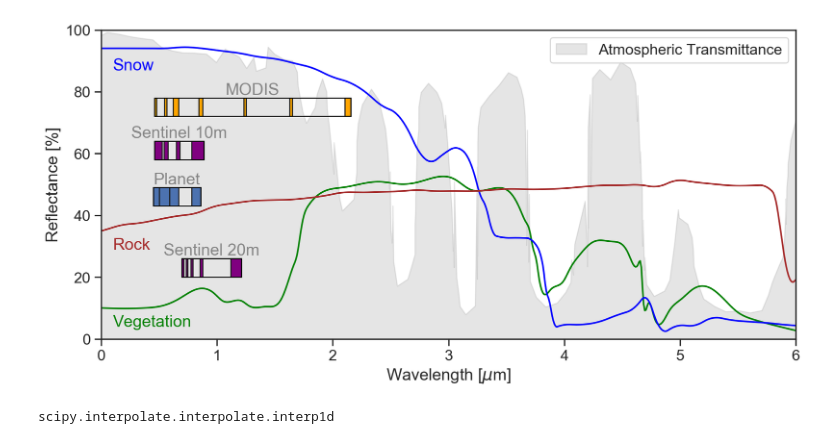
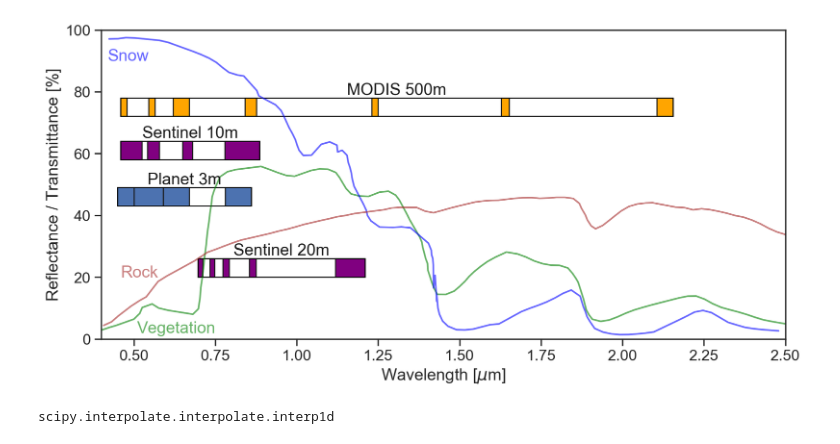
Before and after one commit to acannistra/planet-snowcover, a Jupyter notebook: schematics/wavelengths/wavelength_plot.ipynb, the cells around one changed output. Saved outputs shown, nothing was run; the diff lists cells and outputs as text; code cells hidden in the pictures.

Commit message:
wavelength figure revisit

```diff
--- a/schematics/wavelengths/wavelength_plot.ipynb
+++ b/schematics/wavelengths/wavelength_plot.ipynb
@@ -38,2 +24,2 @@ original_snow
 # %%
-original_rock = pd.read_csv("original_rock2.csv", header=None, names=['wavelength', 'reflect_rock'])
+original_rock = pd.read_csv("data_redo/dirt-combined.csv", header=None, names=['wavelength', 'reflect_rock']).sort_values(by='wavelength')
@@ -56,5 +26,11 @@ original_rock
 # %%
-original_veg = pd.read_csv("vegetation-original.csv", header=None, names=['wavelength', 'reflect_veg'])
+original_veg = pd.read_csv("data_redo/veg-combined.csv", header=None, names=['wavelength', 'reflect_veg']).sort_values(by='wavelength')
+# %%
+original_veg = original_veg.drop(index=12)
+# %%
+original_veg.reflect_veg = original_veg.reflect_veg * 100
+original_snow.reflect_snow = original_snow.reflect_snow * 100
+original_rock.reflect_rock = original_rock.reflect_rock * 100
 # %%
 veg_interp = interpolate.interp1d(original_veg.wavelength, original_veg.reflect_veg, kind='cubic')
 snow_interp = interpolate.interp1d(original_snow.wavelength, original_snow.reflect_snow, kind='linear')
@@ -126,6 +108,7 @@ sentinel_20m_rects = [
 sentinel_20m_rects_max_x = max([i.get_x() + i.get_width() for i in sentinel_20m_rects])
 # %%
 sns.set(font_scale=1.25, style='ticks')
+linealpha = 0.6
 
 path_effects = [patheffects.Stroke(linewidth=1., foreground='white'),
         patheffects.Normal()]
@@ -133,46 +116,51 @@ X = np.linspace(0, 10, 1000)
 fig, ax = plt.subplots(figsize=(10, 5), dpi=200)
 
 # ax.plot(original_veg.wavelength, original_veg.reflect_veg, color='green')
-ax.plot(X, veg_smooth(X), color='green')
-ax.plot(X, snow_smooth(X), color='blue')
-ax.plot(X, rock_smooth(X), color='brown')
+# ax.plot(X, veg_smooth(X), color='green')
+# ax.plot(X, snow_smooth(X), color='blue')
+# ax.plot(X, rock_smooth(X), color='brown')
 # ax.plot(X, atmos_smooth(X), color='black', linestyle='--', linewidth=0.6)
+ax.plot(original_veg.wavelength, original_veg.reflect_veg, color='green', alpha=linealpha)
+ax.plot(original_snow.wavelength, original_snow.reflect_snow, color='blue', alpha=linealpha)
+ax.plot(original_rock.wavelength, original_rock.reflect_rock, color='brown', alpha=linealpha)
+# ax.plot(original_atmos.wavelength, original_atmos.atmoss)
 
-ax.text(0.1, 87, "Snow", color='blue')
-ax.text(0.1, 29, "Rock", color='brown')
-ax.text(0.1, 4, "Vegetation", color='green')
+
+ax.text(0.42, 90, "Snow", color='blue', alpha=linealpha)
+ax.text(0.46, 20, "Rock", color='brown', alpha=linealpha)
+ax.text(0.51, 2, "Vegetation", color='green', alpha=linealpha)
 
 
 modis_all = patches.Rectangle((0.459, MODIS_loc), 2.155-0.459, height=band_height, facecolor='none', fill=None, edgecolor='black')
+modis_rect = ax.add_patch(modis_all)
 ax.add_collection(PatchCollection(modis_rects, edgecolor='k', facecolor='orange'))
-modis_rect = ax.add_patch(modis_all)
-ax.annotate("MODIS",
+ax.annotate("MODIS 500m",
             xy=(modis_rect.get_x() + modis_rect.get_width() / 2, MODIS_loc + 5),
             xytext=(0, 3),  # 3 points vertical offset
             textcoords="offset points",
-            ha='center', va='bottom', alpha=0.5)
+            ha='center', va='bottom', color='k')
 
 
 
 planet_all = patches.Rectangle((0.45, PLANET_loc), 0.86-0.45, height=band_height, facecolor='none', fill=None, edgecolor='black')
+planet_rect = ax.add_patch(planet_all)
 ax.add_collection(PatchCollection(planet_rects, edgecolor='k', ))
-planet_rect = ax.add_patch(planet_all)
-planet_text = ax.annotate("Planet",
+planet_text = ax.annotate("Planet 3m",
             xy=(planet_rect.get_x() + planet_rect.get_width() / 2, PLANET_loc+5),
             xytext=(0, 3),  # 3 points vertical offset
             textcoords="offset points",
-            ha='center', va='bottom', alpha=0.5)
+            ha='center', va='bottom', color='k')
 
 # planet_text.set_path_effects(path_effects)
 
 sentinel_20m_all = patches.Rectangle(((0.7041 - 0.015/2), SENTINEL_20m_loc), sentinel_20m_rects_max_x - (0.7041 - 0.015/2), edgecolor='black', height=band_height, facecolor='none', fill=None)
+sentinel_20m_rect = ax.add_patch(sentinel_20m_all)
 col = ax.add_collection(PatchCollection(sentinel_20m_rects, edgecolor='k', facecolor='purple'))
-sentinel_20m_rect = ax.add_patch(sentinel_20m_all)
 text = ax.annotate("Sentinel 20m",
             xy=(sentinel_20m_rect.get_x() + sentinel_20m_rect.get_width() / 2, SENTINEL_20m_loc + 5),
             xytext=(0, 3),  # 3 points vertical offset
             textcoords="offset points",
-            ha='center', va='bottom', alpha=0.5)
+            ha='center', va='bottom', color = 'k')#color='#929292')
 # text.set_path_effects(path_effects)
 
 sentinel_all = patches.Rectangle(((0.4924 - 0.066/2), SENTINEL_loc), sentinel_rects_max_x - (0.4924 - 0.066/2), edgecolor='black', height=band_height, facecolor='none', fill=None)
@@ -182,39 +170,41 @@ ax.annotate("Sentinel 10m",
             xy=(sentinel_rect.get_x() + sentinel_rect.get_width() / 2, SENTINEL_loc + 5),
             xytext=(0, 3),  # 3 points vertical offset
             textcoords="offset points",
-            ha='center', va='bottom', alpha=0.5)
+            ha='center', va='bottom', color='k')
 
 # imagebox = OffsetImage(dove_image, zoom=0.1)
 # imagebox.image.axes = ax
 
 # ab = AnnotationBbox(imagebox,
 #                     (planet_rect.get_x() + planet_rect.get_width(),
 #                      planet_rect.get_y() + planet_rect.get_height()/2),
 #                     xybox=(8.8, 80.),
 #                     xycoords='data',
 #                     boxcoords="data",
 #                     arrowprops=dict(
 #                         arrowstyle="->",
 #                         connectionstyle="arc,angleA=180,angleB=20,armA=5,armB=0.2,rad=3"))
 
 # ax.add_artist(ab)
 
-ax.fill_between(original_atmos.wavelength, np.zeros_like(original_atmos.wavelength), original_atmos.atmos, zorder=0, alpha=0.2, color='grey', label="Atmospheric Transmittance")
+# ax.fill_between(original_atmos.wavelength, np.zeros_like(original_atmos.wavelength), original_atmos.atmos, zorder=0, alpha=0.2, color='grey', label="Atmospheric Transmittance")
 
-ax.legend()
+# ax.legend()
 
 # ax.plot(X, veg_interp(X))
 # ax.plot(X, rock_interp(X))
 # ax.plot(X, snow_interp(X))
-ax.set_xlim([0, 6])
+ax.set_xlim([0.4, 2.5])
 ax.set_ylim([0, 100])
-ax.set_ylabel("Reflectance [%]")
+ax.set_ylabel("Reflectance / Transmittance [%]")
 ax.set_xlabel("Wavelength [$\mu$m]")
 plt.tight_layout()
+
+
 plt.savefig("wavelength.pdf", dpi=300)
 plt.savefig('wavelength.png', dpi=300)
 # %% [output]
-[figure, old version]
+[figure, new version]
 # %%
 from scipy import interpolate
 # %%
```
Also changed, not shown: parts of 7 cells of this notebook, 8 other files.
